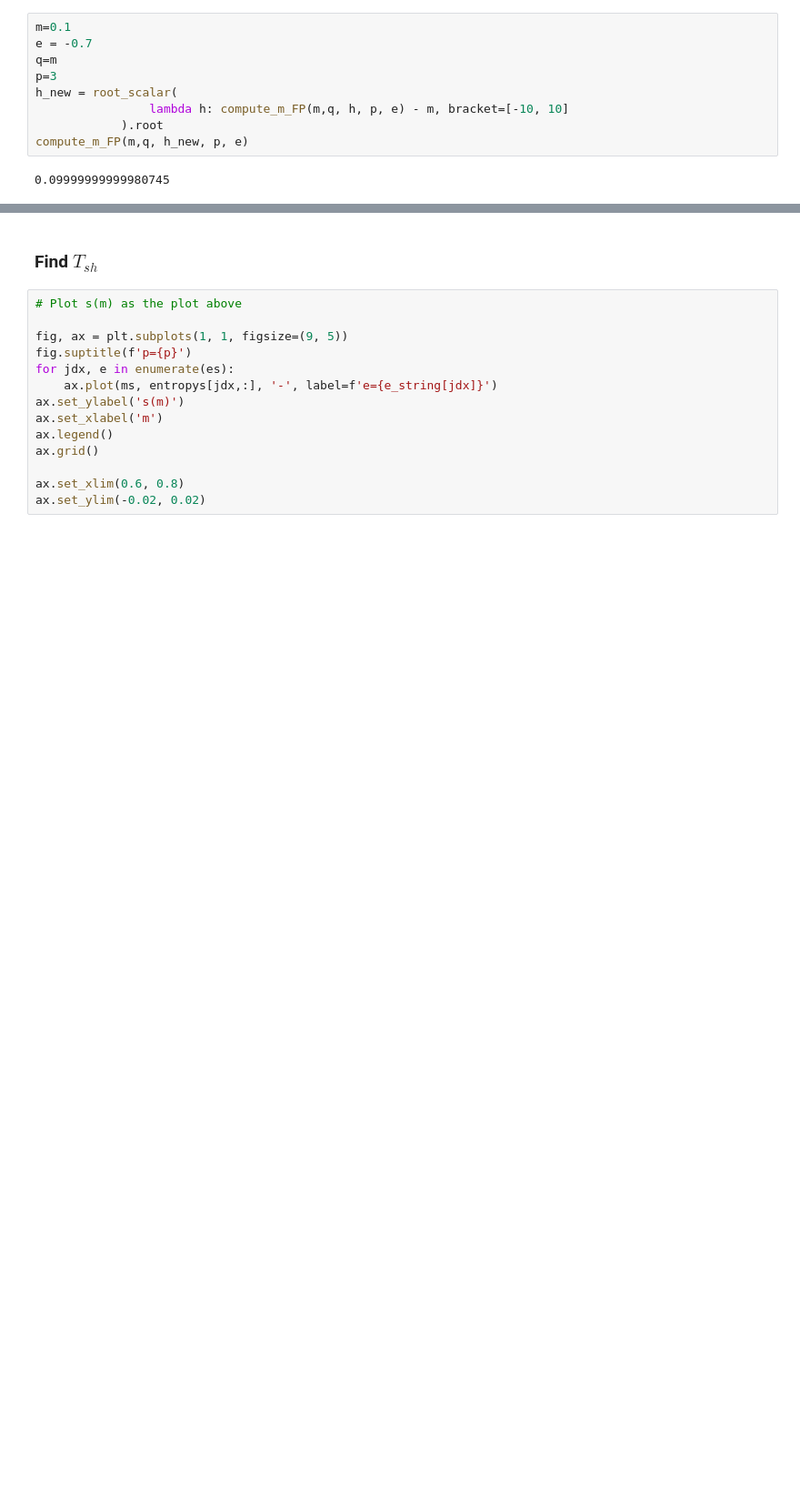
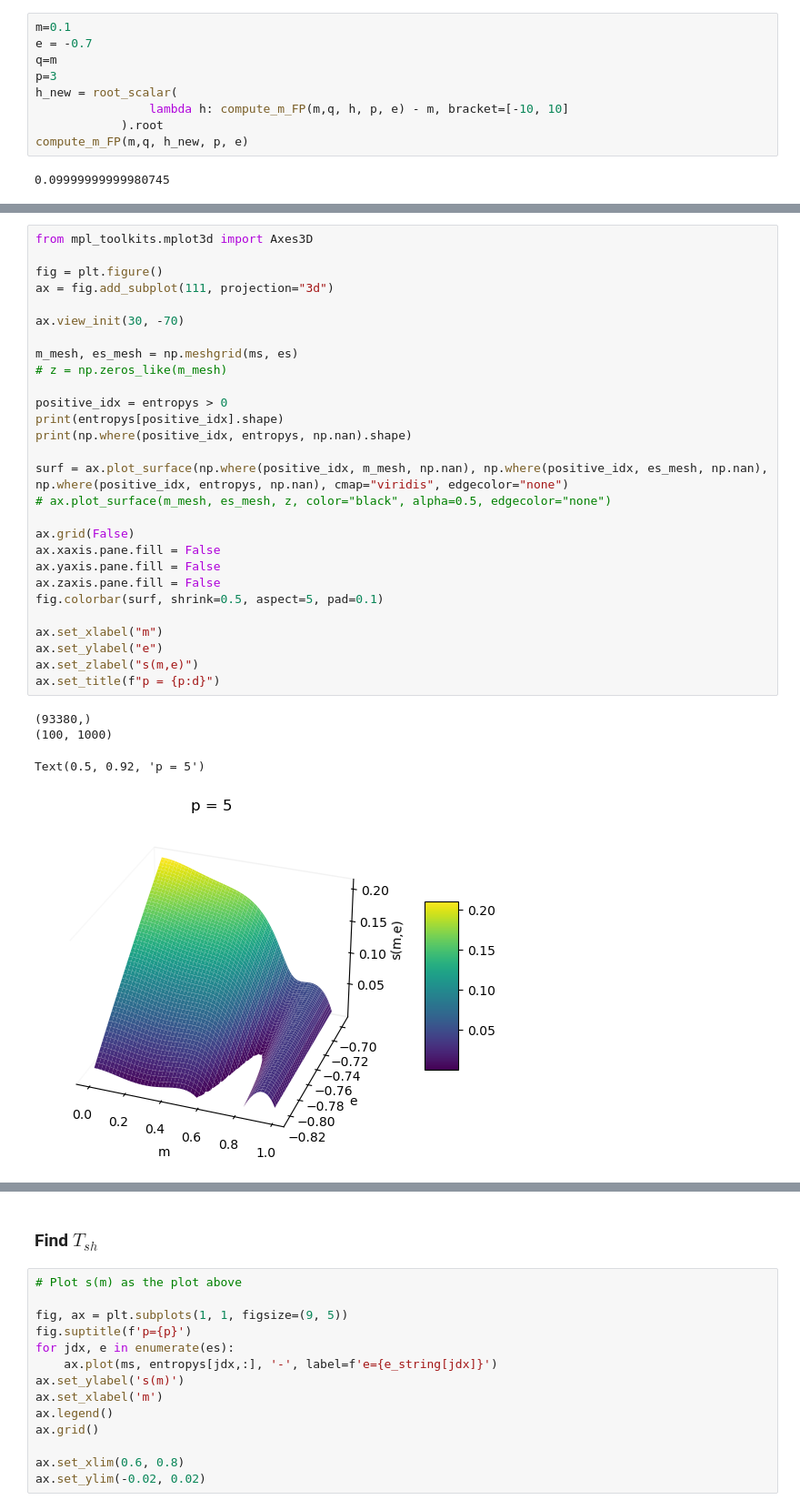
Before and after one commit to mvilucchio/fixed-energy-slice, a Jupyter notebook: RS3spin.ipynb, the cells around one changed output, grey strips where cells are left out. Shown at 91% size. Saved outputs shown, nothing was run; the diff lists cells and outputs as text; blank space fills up the shorter version.

```diff
--- a/RS3spin.ipynb
+++ b/RS3spin.ipynb
@@ -111,0 +220,33 @@ fig.savefig(f'FPpspin_p{p}.png')
+# %%
+from mpl_toolkits.mplot3d import Axes3D
+
+fig = plt.figure()
+ax = fig.add_subplot(111, projection="3d")
+
+ax.view_init(30, -70)
+
+m_mesh, es_mesh = np.meshgrid(ms, es)
+# z = np.zeros_like(m_mesh)
+
+positive_idx = entropys > 0
+print(entropys[positive_idx].shape)
+print(np.where(positive_idx, entropys, np.nan).shape)
+
+surf = ax.plot_surface(np.where(positive_idx, m_mesh, np.nan), np.where(positive_idx, es_mesh, np.nan), np.where(positive_idx, entropys, np.nan), cmap="viridis", edgecolor="none")
+# ax.plot_surface(m_mesh, es_mesh, z, color="black", alpha=0.5, edgecolor="none")
+
+ax.grid(False)
+ax.xaxis.pane.fill = False
+ax.yaxis.pane.fill = False
+ax.zaxis.pane.fill = False
+fig.colorbar(surf, shrink=0.5, aspect=5, pad=0.1)
+
+ax.set_xlabel("m")
+ax.set_ylabel("e")
+ax.set_zlabel("s(m,e)")
+ax.set_title(f"p = {p:d}")
+# %% [output]
+(93380,)
+(100, 1000)
+Text(0.5, 0.92, 'p = 5')
+[figure, added]
```
Also changed, not shown: parts of 10 cells of this notebook, 1 other file.
